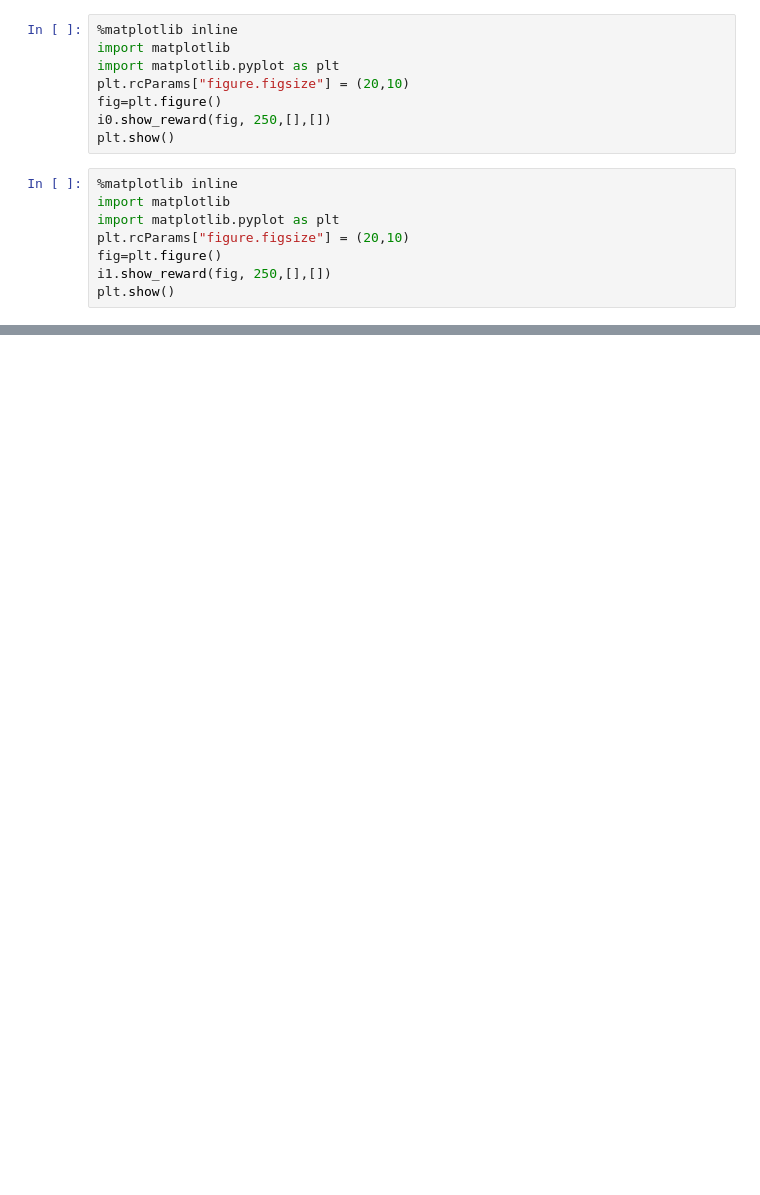
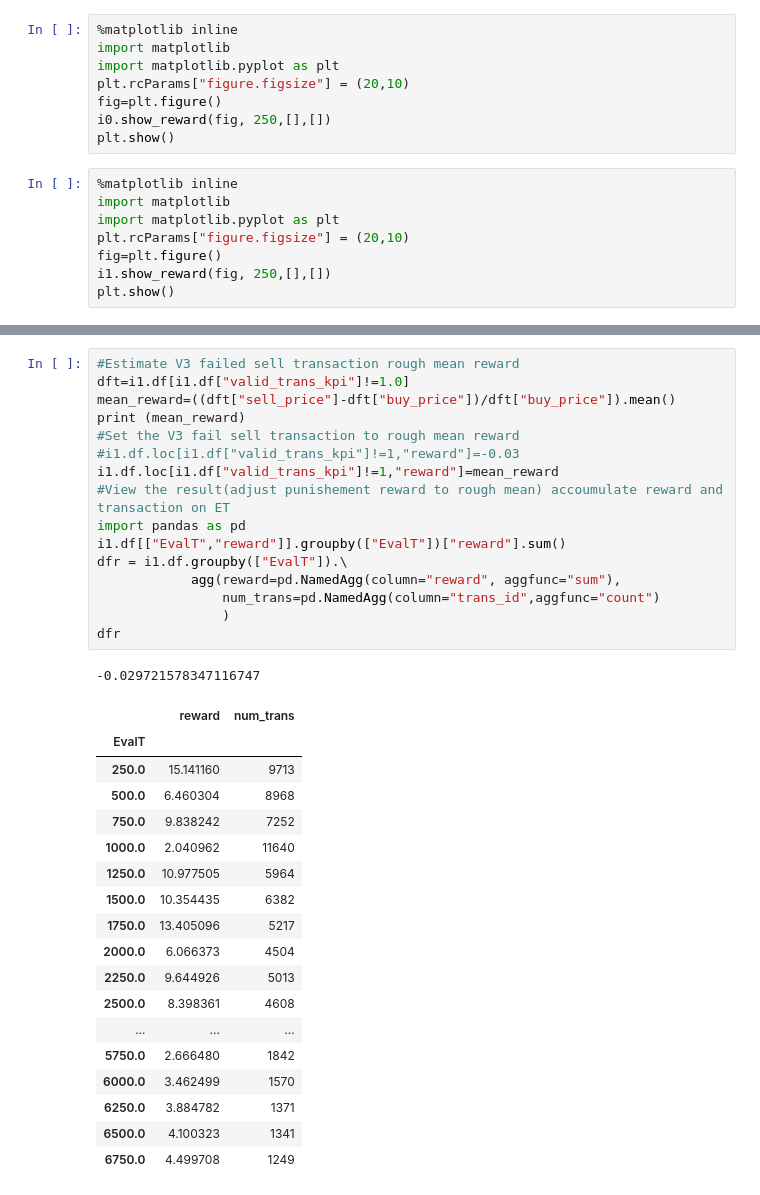
Before and after one commit to 1323767083/2020P3, a Jupyter notebook: N_view_result.ipynb, the cells around one changed output, grey strips where cells are left out. Saved outputs shown, nothing was run; the diff lists cells and outputs as text; blank space fills up the shorter version.

```diff
--- a/N_view_result.ipynb
+++ b/N_view_result.ipynb
@@ -58,0 +48,36 @@ print(LEvalT)
+# %%
+#Estimate V3 failed sell transaction rough mean reward
+dft=i1.df[i1.df["valid_trans_kpi"]!=1.0]
+mean_reward=((dft["sell_price"]-dft["buy_price"])/dft["buy_price"]).mean()
+print (mean_reward)
+#Set the V3 fail sell transaction to rough mean reward
+#i1.df.loc[i1.df["valid_trans_kpi"]!=1,"reward"]=-0.03
+i1.df.loc[i1.df["valid_trans_kpi"]!=1,"reward"]=mean_reward
+#View the result(adjust punishement reward to rough mean) accoumulate reward and transaction on ET
+import pandas as pd
+i1.df[["EvalT","reward"]].groupby(["EvalT"])["reward"].sum()
+dfr = i1.df.groupby(["EvalT"]).\
+            agg(reward=pd.NamedAgg(column="reward", aggfunc="sum"),
+                num_trans=pd.NamedAgg(column="trans_id",aggfunc="count")
+                )
+dfr
+# %% [output]
+-0.029721578347116747
+|  | reward | num_trans |
+| EvalT |  |  |
+| 250.0 | 15.141160 | 9713 |
+| 500.0 | 6.460304 | 8968 |
+| 750.0 | 9.838242 | 7252 |
+| 1000.0 | 2.040962 | 11640 |
+| 1250.0 | 10.977505 | 5964 |
+| 1500.0 | 10.354435 | 6382 |
+| 1750.0 | 13.405096 | 5217 |
+| 2000.0 | 6.066373 | 4504 |
+| 2250.0 | 9.644926 | 5013 |
+| 2500.0 | 8.398361 | 4608 |
+| ... | ... | ... |
+| 5750.0 | 2.666480 | 1842 |
+| 6000.0 | 3.462499 | 1570 |
+| 6250.0 | 3.884782 | 1371 |
+| 6500.0 | 4.100323 | 1341 |
+| 6750.0 | 4.499708 | 1249 |
```
Also changed, not shown: parts of 4 cells of this notebook, 8 other files.
